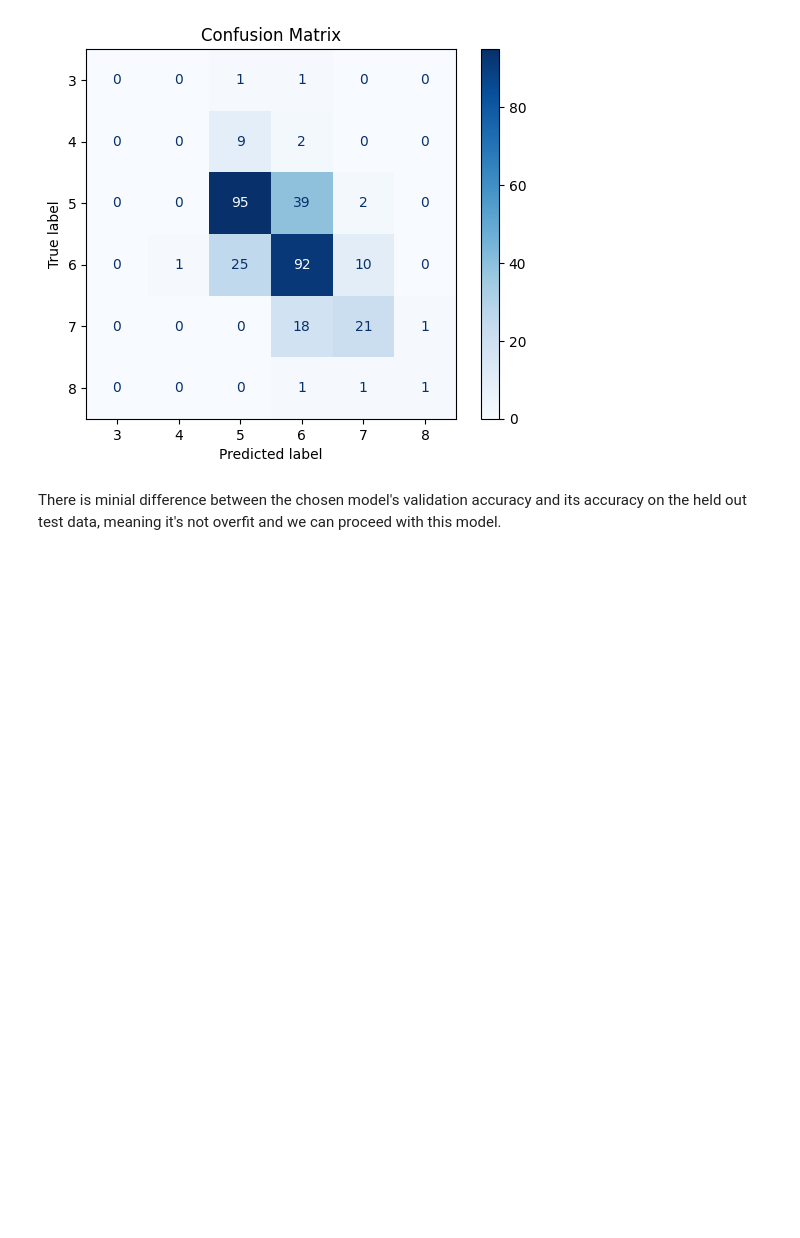
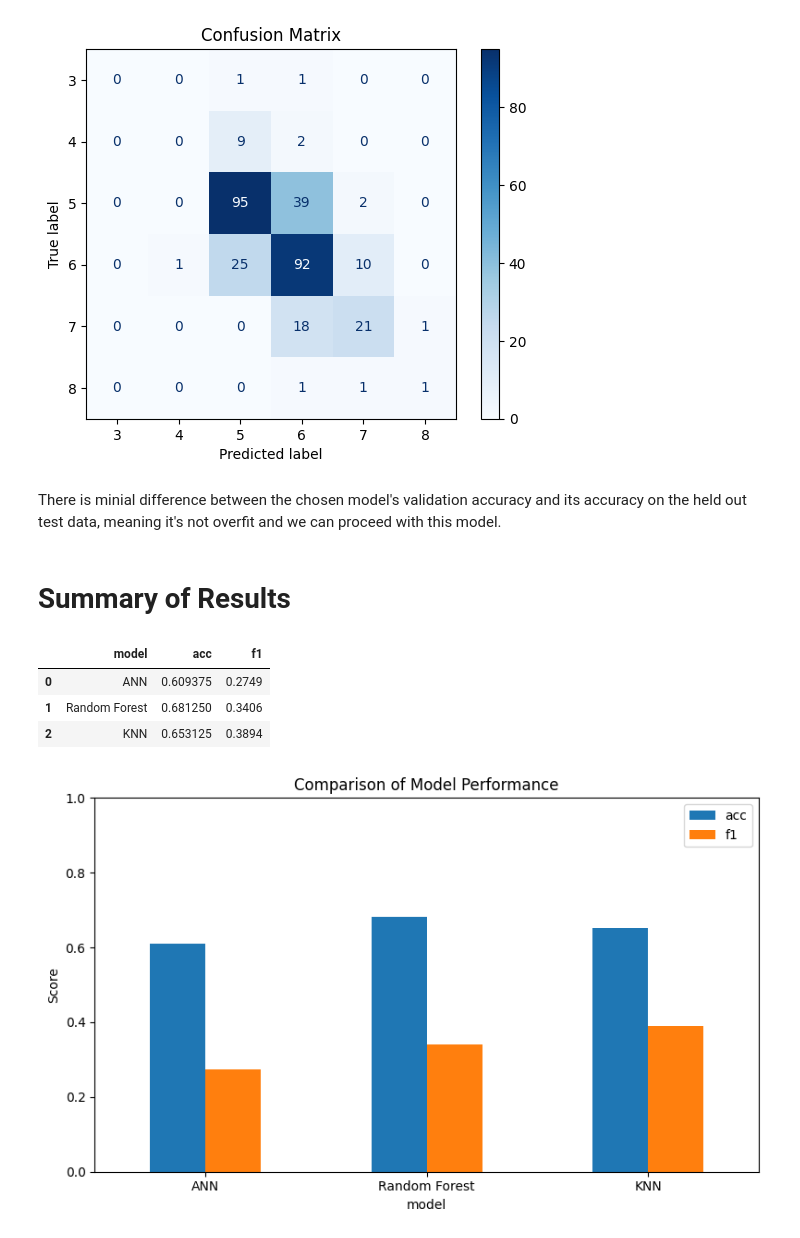
Before and after one commit to Liamoiknine/ML-wine-classifier, a Jupyter notebook: main.ipynb, the cells around one changed output. Saved outputs shown, nothing was run; the diff lists cells and outputs as text; code cells hidden in the pictures; blank space fills up the shorter version.

```diff
--- a/main.ipynb
+++ b/main.ipynb
@@ -1128,3 +1202,34 @@ Confusion Matrix:
 [figure]
 # %% [markdown]
 There is minial difference between the chosen model's validation accuracy and its accuracy on the held out test data, meaning it's not overfit and we can proceed with this model.
+# %% [markdown]
+# Summary of Results
+# %%
+ann_acc = 0.609375
+ann_f1  = 0.2749
+rf_acc  = 0.68125
+rf_f1   = 0.3406
+knn_acc = 0.653125
+knn_f1  = 0.3894
+
+results_df = pd.DataFrame({
+    'model':    ['ANN', 'Random Forest', 'KNN'],
+    'acc': [ann_acc, rf_acc, knn_acc],
+    'f1': [ann_f1, rf_f1, knn_f1]
+})
+display(results_df)
+
+# plot comparison
+ax = results_df.set_index('model')[['acc','f1']] .plot(kind='bar', figsize=(8,5))
+ax.set_ylim(0,1)
+ax.set_ylabel('Score')
+ax.set_title('Comparison of Model Performance')
+plt.xticks(rotation=0)
+plt.tight_layout()
+plt.show()
+# %% [output]
+|  | model | acc | f1 |
+| 0 | ANN | 0.609375 | 0.2749 |
+| 1 | Random Forest | 0.681250 | 0.3406 |
+| 2 | KNN | 0.653125 | 0.3894 |
+[figure, added]
```
Also changed, not shown: parts of 4 cells of this notebook.
